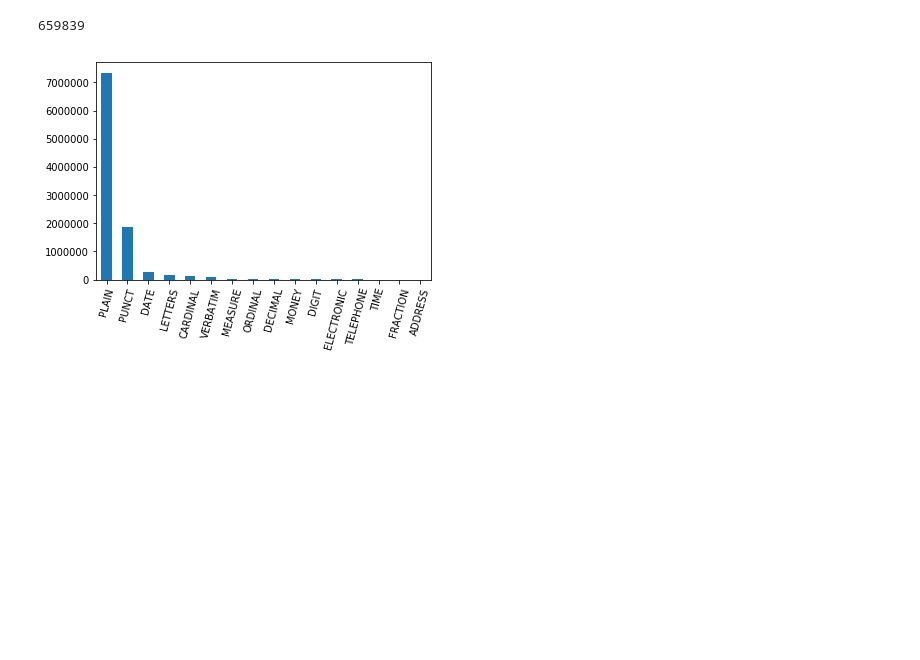
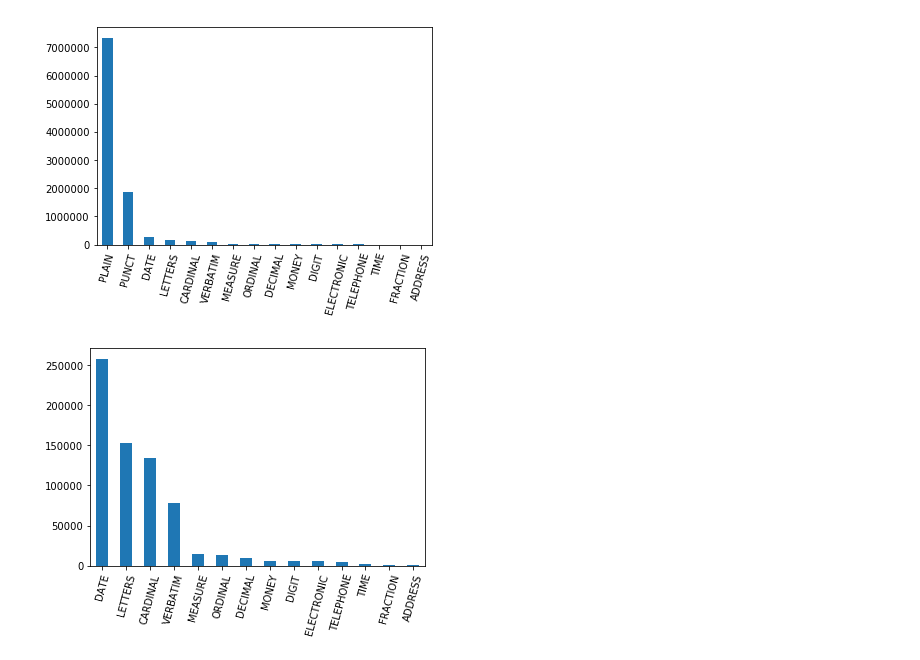
Before and after one commit to AvishaManik/text-normalization-challenge-kaggle, a Jupyter notebook: Untitled.ipynb, the cells around one changed output. Cells and saved outputs as stored; diff of their text form; code cells hidden in the pictures; blank space fills up the shorter version.

```diff
--- a/Untitled.ipynb
+++ b/Untitled.ipynb
@@ -19,15 +19,20 @@ print (x)
 # %%
 # count = 0
 # df['before'][10]
 # for x in range(len(df['before'])):
 #     if df['before'][x]!=df['after'][x]:
 #         count +=1
 # print(count)
+
+df_classes_counts = df['class'].value_counts()
+df_classes_counts.plot(kind='bar', rot=75)
+plt.show()
+
+df1 = df[df['class']!='PLAIN']
+df1 = df1[df1['class']!='PUNCT']
+df_classes_counts = df1['class'].value_counts()
+df_classes_counts.plot(kind='bar', rot=75)
+plt.show()
 # %% [output]
-659839
+[figure, added]
+[figure, added]
-# %%
-df_classes_counts = df['class'].value_counts()
-df_classes_counts.plot(kind='bar', rot=75)
-plt.show()
-# %% [output]
-[figure, removed]
```
Also changed, not shown: parts of 5 cells of this notebook.
